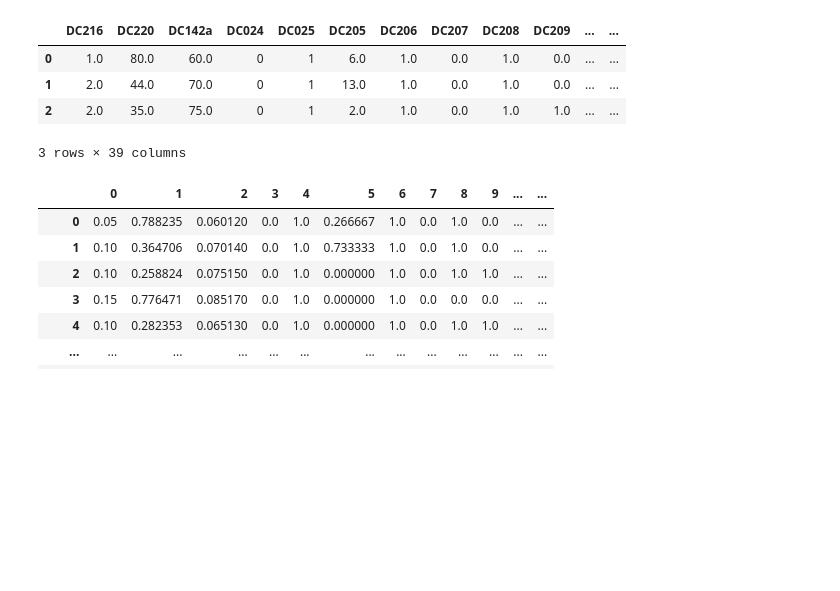
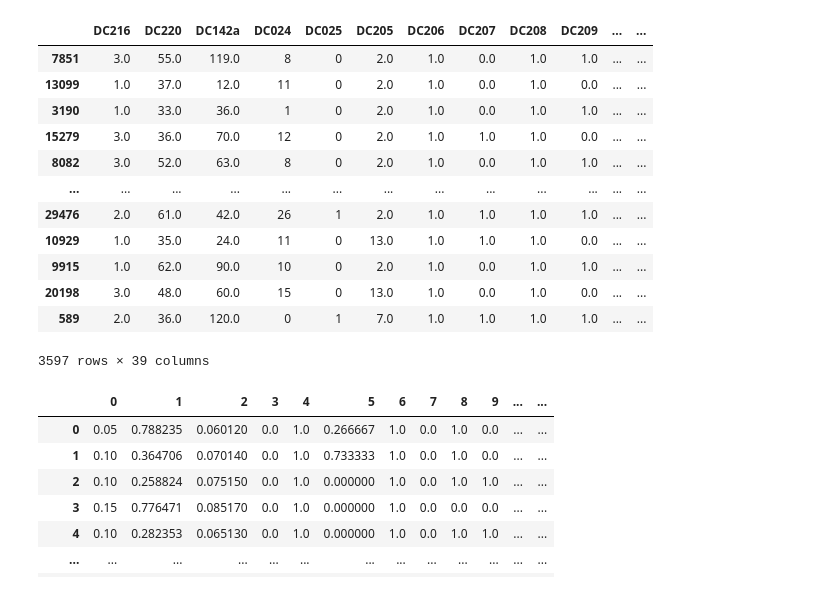
Before and after one commit to caesariodito/comp-gammafest, a Jupyter notebook: comp/day3/xgboost_custom_threshold.ipynb, the cells around one changed output. Saved outputs shown, nothing was run; the diff lists cells and outputs as text; code cells hidden in the pictures; blank space fills up the shorter version.

```diff
--- a/comp/day3/xgboost_custom_threshold.ipynb
+++ b/comp/day3/xgboost_custom_threshold.ipynb
@@ -79,13 +79,23 @@ def run_experiment(df, target):
 # %%
 df = pd.read_csv('mapped-v2_imputed_mf5iter.csv')
 target = 'DC201'
-df.head(3)
+
+df_sample = df.sample(frac=0.1)
+df_sample
 # %% [output]
 |  | DC216 | DC220 | DC142a | DC024 | DC025 | DC205 | DC206 | DC207 | DC208 | DC209 | ... | ... |
-| 0 | 1.0 | 80.0 | 60.0 | 0 | 1 | 6.0 | 1.0 | 0.0 | 1.0 | 0.0 | ... | ... |
-| 1 | 2.0 | 44.0 | 70.0 | 0 | 1 | 13.0 | 1.0 | 0.0 | 1.0 | 0.0 | ... | ... |
-| 2 | 2.0 | 35.0 | 75.0 | 0 | 1 | 2.0 | 1.0 | 0.0 | 1.0 | 1.0 | ... | ... |
+| 7851 | 3.0 | 55.0 | 119.0 | 8 | 0 | 2.0 | 1.0 | 0.0 | 1.0 | 1.0 | ... | ... |
+| 13099 | 1.0 | 37.0 | 12.0 | 11 | 0 | 2.0 | 1.0 | 0.0 | 1.0 | 0.0 | ... | ... |
+| 3190 | 1.0 | 33.0 | 36.0 | 1 | 0 | 2.0 | 1.0 | 0.0 | 1.0 | 1.0 | ... | ... |
+| 15279 | 3.0 | 36.0 | 70.0 | 12 | 0 | 2.0 | 1.0 | 1.0 | 1.0 | 0.0 | ... | ... |
+| 8082 | 3.0 | 52.0 | 63.0 | 8 | 0 | 2.0 | 1.0 | 0.0 | 1.0 | 1.0 | ... | ... |
+| ... | ... | ... | ... | ... | ... | ... | ... | ... | ... | ... | ... | ... |
+| 29476 | 2.0 | 61.0 | 42.0 | 26 | 1 | 2.0 | 1.0 | 1.0 | 1.0 | 1.0 | ... | ... |
+| 10929 | 1.0 | 35.0 | 24.0 | 11 | 0 | 13.0 | 1.0 | 1.0 | 1.0 | 0.0 | ... | ... |
+| 9915 | 1.0 | 62.0 | 90.0 | 10 | 0 | 2.0 | 1.0 | 0.0 | 1.0 | 1.0 | ... | ... |
+| 20198 | 3.0 | 48.0 | 60.0 | 15 | 0 | 13.0 | 1.0 | 0.0 | 1.0 | 0.0 | ... | ... |
+| 589 | 2.0 | 36.0 | 120.0 | 0 | 1 | 7.0 | 1.0 | 1.0 | 1.0 | 1.0 | ... | ... |
-3 rows × 39 columns
+3597 rows × 39 columns
 # %%
 from sklearn.preprocessing import MinMaxScaler
 from sklearn.preprocessing import StandardScaler
```
Also changed, not shown: parts of 20 cells of this notebook, 6 other files.
